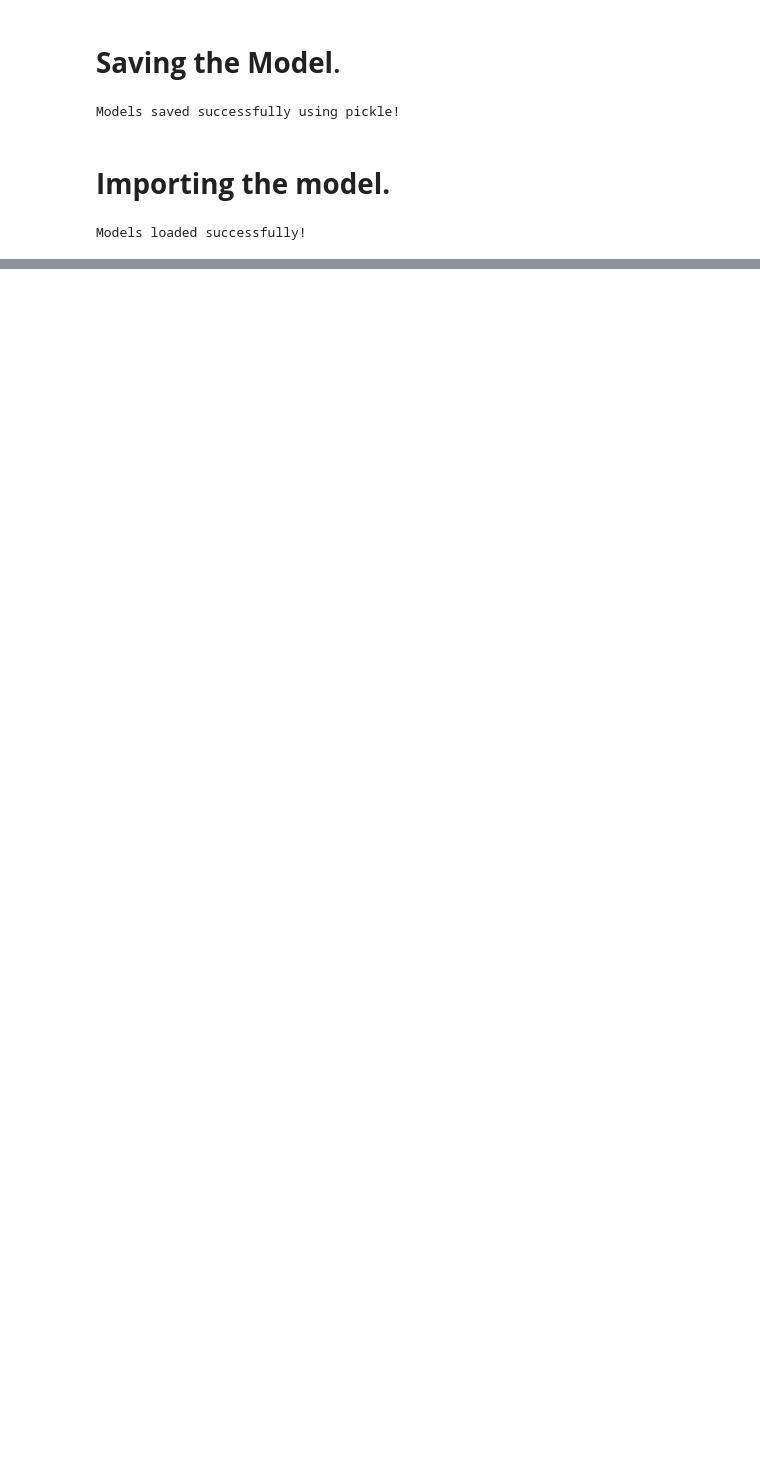
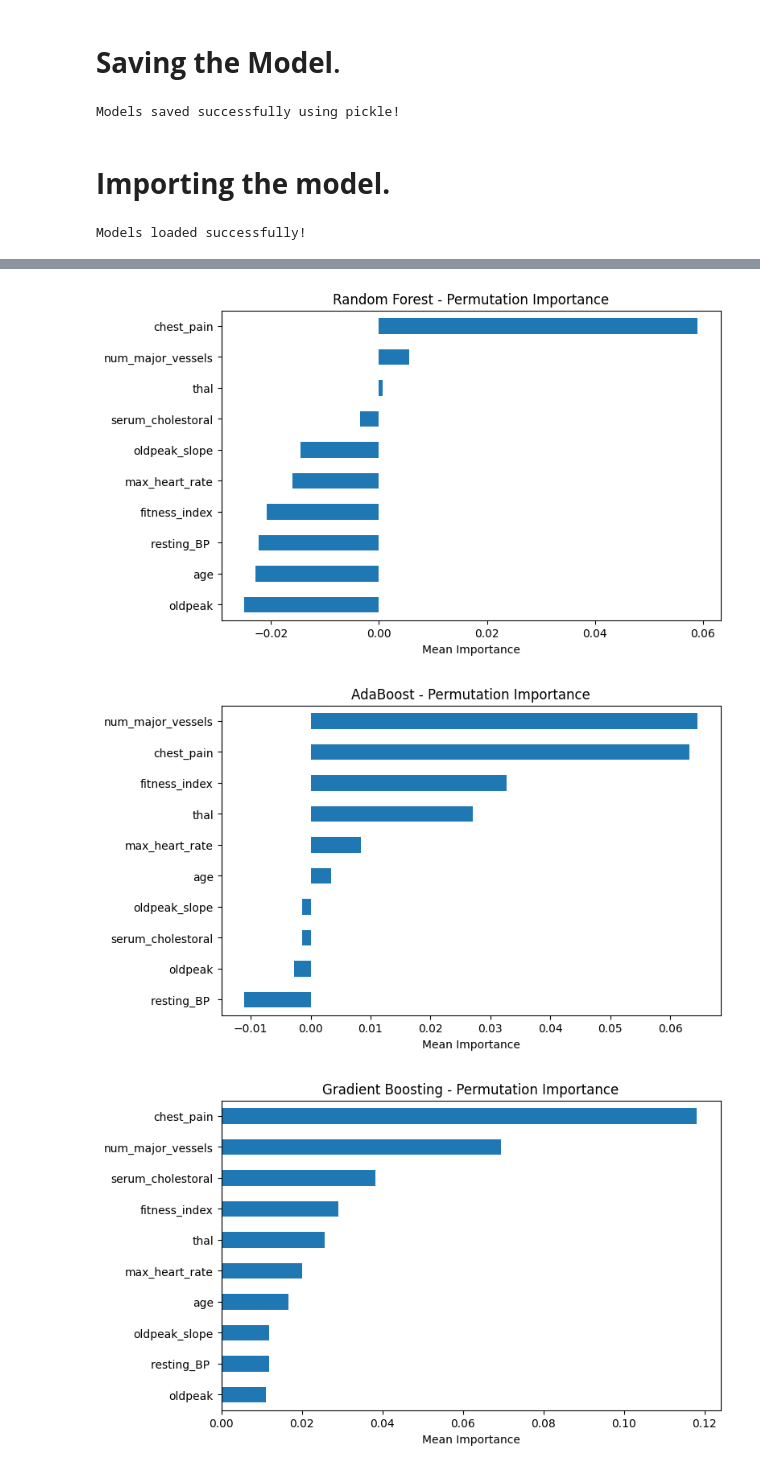
Before and after one commit to bdandu93/EarlyDetectionOfCardioVascularDiseasesUsingMachineLearningAndXAI_Bhargava_Dandu, a Jupyter notebook: notebooks/EarlyDetectionOfHeartDisease_ModelImplementation.ipynb, the cells around one changed output, grey strips where cells are left out. Cells and saved outputs as stored; diff of their text form; code cells hidden in the pictures; blank space fills up the shorter version.

```diff
--- a/notebooks/EarlyDetectionOfHeartDisease_ModelImplementation.ipynb
+++ b/notebooks/EarlyDetectionOfHeartDisease_ModelImplementation.ipynb
@@ -443,0 +480,22 @@ Models loaded successfully!
+# %%
+def plot_permutation_importance(model, model_name, X_test, y_test):
+    """Plot permutation importance for a fitted model."""
+    result = permutation_importance(model, X_test, y_test, n_repeats=10, random_state=42)
+    importances = pd.Series(result.importances_mean, index=X_test.columns)
+    importances = importances.sort_values(ascending=True)
+
+    plt.figure(figsize=(8,5))
+    importances.plot(kind='barh')
+    plt.title(f"{model_name} - Permutation Importance")
+    plt.xlabel("Mean Importance")
+    plt.show()
+# %%
+plot_permutation_importance(rf_final, "Random Forest", X_test, y_test)
+
+plot_permutation_importance(ada_model, "AdaBoost", X_test, y_test)
+
+plot_permutation_importance(gb_model, "Gradient Boosting", X_test, y_test)
+# %% [output]
+[figure, added]
+[figure, added]
+[figure, added]
```
Also changed, not shown: parts of 10 cells of this notebook.
